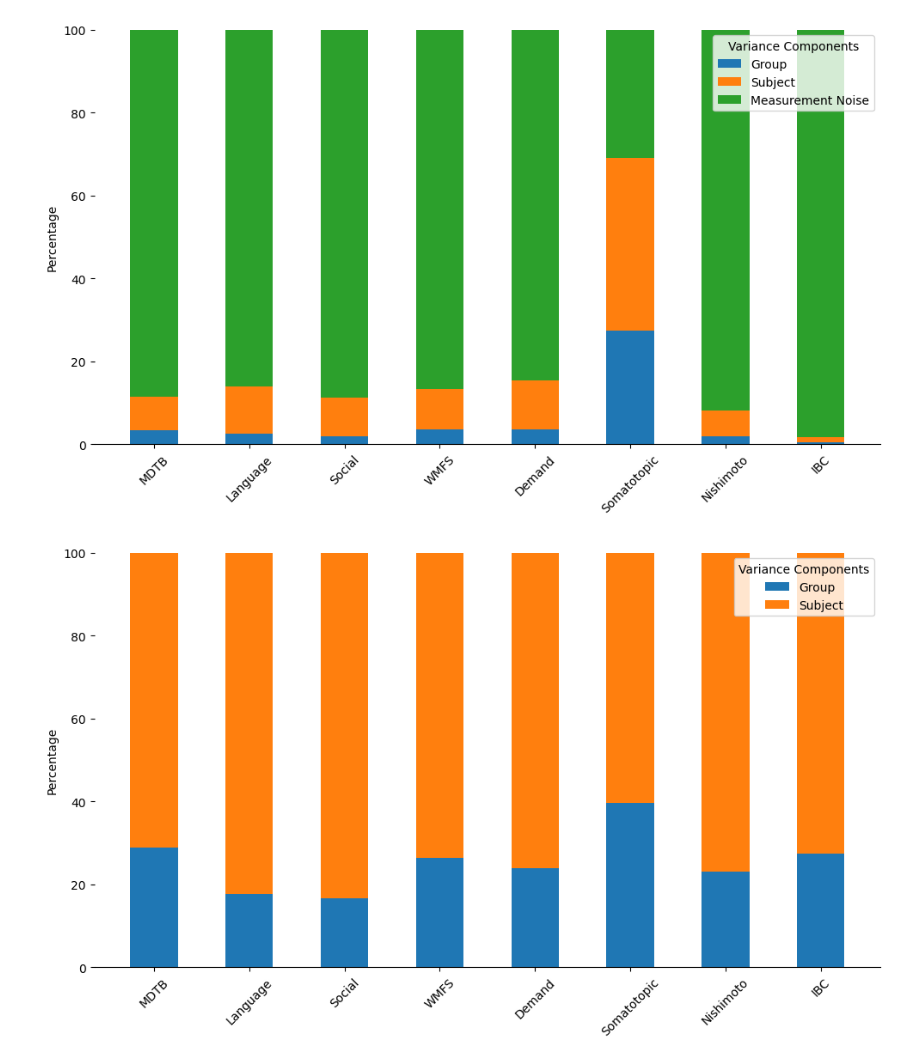
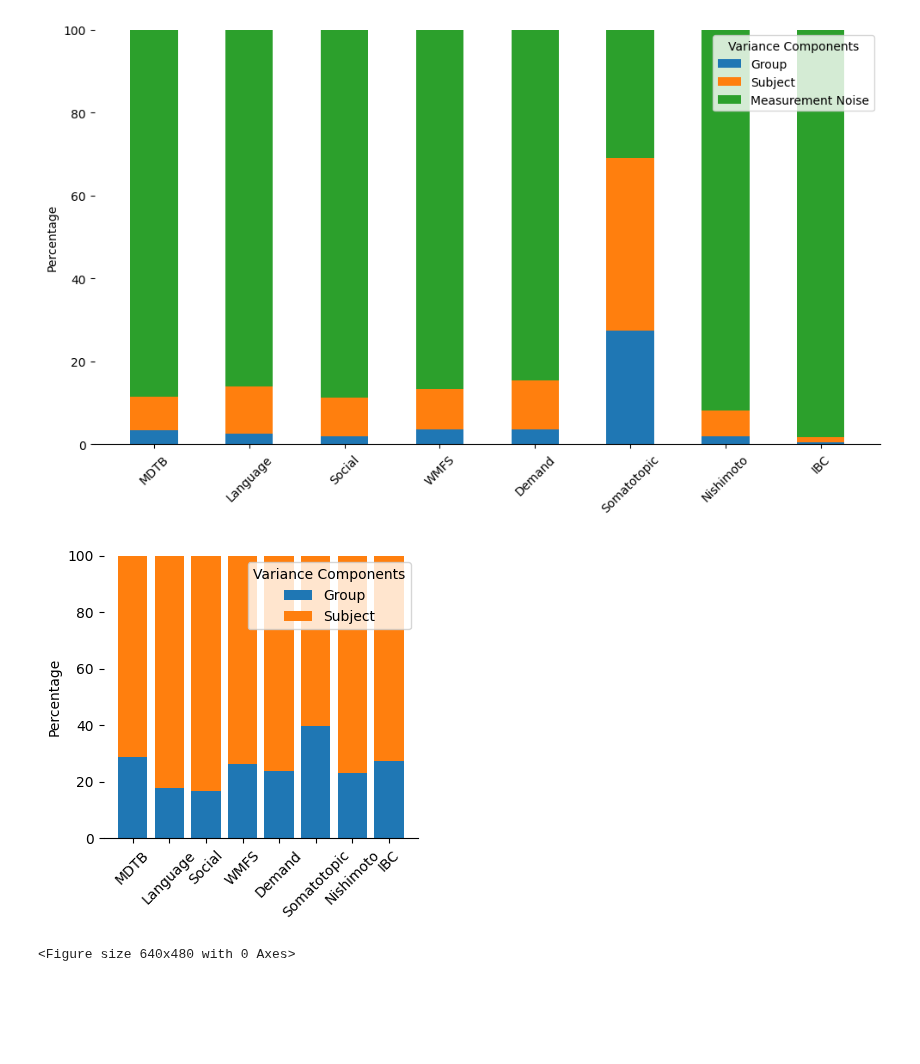
Before and after one commit to DiedrichsenLab/cortico_cereb_connectivity, a Jupyter notebook: notebooks/6. Group_vs_Individual/4. Variance_decomp_individual.ipynb, the cells around one changed output. Cells and saved outputs as stored; diff of their text form; code cells hidden in the pictures; blank space fills up the shorter version.

```diff
--- a/notebooks/6. Group_vs_Individual/4. Variance_decomp_individual.ipynb
+++ b/notebooks/6. Group_vs_Individual/4. Variance_decomp_individual.ipynb
@@ -136,6 +137,7 @@ plt.show()
 [figure]
 # %%
 # Initialize an empty DataFrame to store mean percentages for each dataset
+ds_var_decom_df = pd.read_csv('ds_var_decom_df.csv')  #
 mean_percentages_list = []
 
 # Loop through each dataset
@@ -150,34 +152,35 @@ for dataset_name in dataset_list:
     mean_percentages = subset_df[['v_g_percentage', 'v_s_percentage']].mean()
     mean_percentages.name = dataset_name
 
     mean_percentages_list.append(mean_percentages)
 
 # Combine all mean percentages into a single DataFrame
 mean_percentages = pd.DataFrame(mean_percentages_list, index=dataset_list)
 
 # Create a single stacked bar plot
 x = dataset_list
-width = 0.5
+width = 0.8
 
-fig, ax = plt.subplots(figsize=(10, 6))
+fig, ax = plt.subplots(figsize=(4, 4))
 bar1 = ax.bar(x, mean_percentages['v_g_percentage'], width, label='Group', color='#1f77b4')
 bar2 = ax.bar(x, mean_percentages['v_s_percentage'], width, bottom=mean_percentages['v_g_percentage'], label='Subject', color='#ff7f0e')
 
 # Add labels and title
 ax.set_ylabel('Percentage')
 ax.set_ylim(0, 100)
 ax.set_xticks(range(len(dataset_list)))
 ax.set_xticklabels(dataset_list, rotation=45, ha='center')
 # Remove top and right spines
 ax.spines['top'].set_visible(False)
 ax.spines['right'].set_visible(False)
 ax.spines['left'].set_visible(False)
 
 # Add legend
 ax.legend(title='Variance Components')
 
 # Adjust layout to prevent overlap
 plt.tight_layout()
-plt.show()
+plt.savefig(gl.fig_dir + '/variance_decomposition_plot.pdf', bbox_inches='tight')
 # %% [output]
-[figure, old version]
+[figure, new version]
+<Figure size 640x480 with 0 Axes>
```
Also changed, not shown: parts of 1 cell of this notebook, 1 other file.
